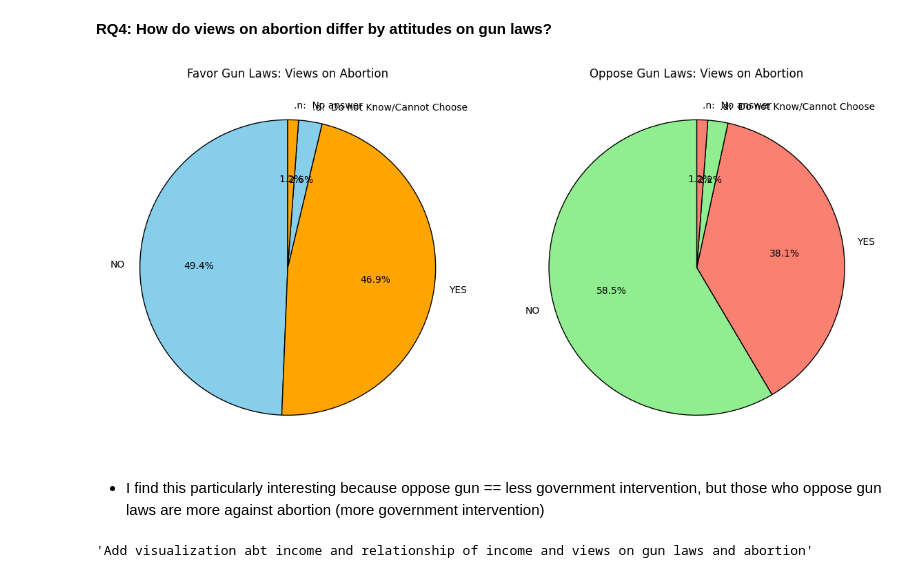
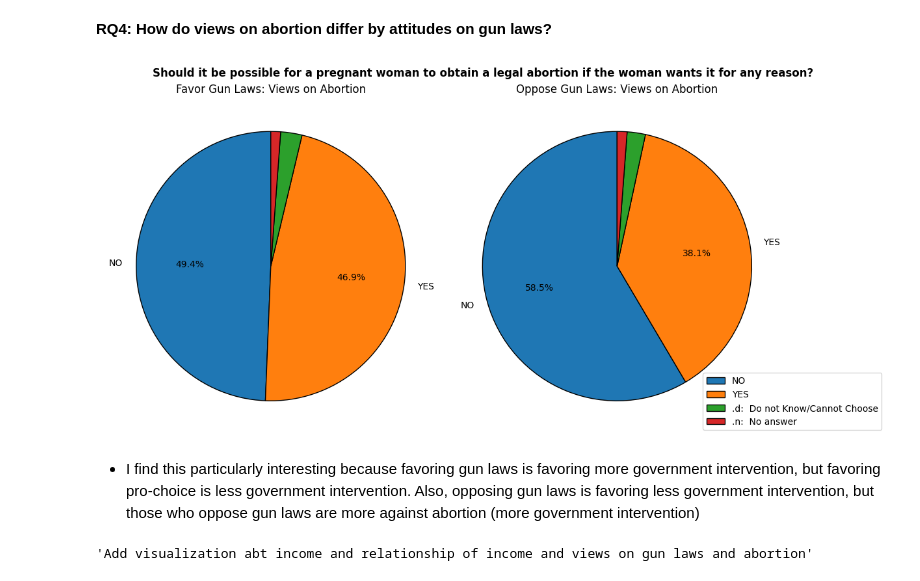
Before and after one commit to kimberlyyliuu/EDA, a Jupyter notebook: lab/gss.ipynb, the cells around one changed output. Drawn from its saved outputs; the diff is of its cells as text; code cells hidden in the pictures.

Commit message:
Cleaned up abortion vs. gun law views pie charts

```diff
--- a/lab/gss.ipynb
+++ b/lab/gss.ipynb
@@ -448,37 +456,52 @@ plt.show()
 # %% [markdown]
 **RQ4: How do views on abortion differ by attitudes on gun laws?**
 # %%
+import matplotlib.pyplot as plt
+
+# Function to filter labels based on percentage
+def filter_labels(values, labels):
+    total = sum(values)
+    return [label if (value / total * 100) > 3 else '' for label, value in zip(labels, values)]
+
 # Filter data for people who favor gun laws
 favor_gun = df[df['gunlaw'] == 'FAVOR']  # Replace 'FAVOR' with the actual label for those who favor gun laws
 # Filter data for people who oppose gun laws
 oppose_gun = df[df['gunlaw'] == 'OPPOSE']  # Replace 'OPPOSE' with the actual label for those who oppose gun laws
 
 # Count abortion opinions for those who favor and oppose gun laws
 abany_favor_gun = favor_gun['abany'].value_counts()
 abany_oppose_gun = oppose_gun['abany'].value_counts()
 
 # Set up the figure with two subplots
 fig, axes = plt.subplots(1, 2, figsize=(12, 6))
 
 # Pie chart for people who favor gun laws
-axes[0].pie(abany_favor_gun, labels=abany_favor_gun.index, autopct='%1.1f%%', startangle=90, colors=['skyblue', 'orange'],
+filtered_labels_favor = filter_labels(abany_favor_gun.values, abany_favor_gun.index)
+
+axes[0].pie(abany_favor_gun, labels=filtered_labels_favor, autopct=lambda p: f'{p:.1f}%' if p > 3 else '', startangle=90,
             wedgeprops={'edgecolor': 'black'})
 axes[0].set_title('Favor Gun Laws: Views on Abortion')
 
 # Pie chart for people who oppose gun laws
-axes[1].pie(abany_oppose_gun, labels=abany_oppose_gun.index, autopct='%1.1f%%', startangle=90, colors=['lightgreen', 'salmon'],
+filtered_labels_oppose = filter_labels(abany_oppose_gun.values, abany_oppose_gun.index)
+
+axes[1].pie(abany_oppose_gun, labels=filtered_labels_oppose, autopct=lambda p: f'{p:.1f}%' if p > 3 else '', startangle=90,
             wedgeprops={'edgecolor': 'black'})
 axes[1].set_title('Oppose Gun Laws: Views on Abortion')
 
 # Adjust layout to prevent overlap
+# plt.legend(labels = own_gun_gunlaw.index, loc = "lower right",bbox_to_anchor = (1.3,0))
+
+plt.suptitle("Should it be possible for a pregnant woman to obtain a legal abortion if the woman wants it for any reason?",  fontsize=12, fontweight="bold")
+plt.legend(labels = abany_favor_gun.index, loc = "lower right",bbox_to_anchor = (1.3,0))
 plt.tight_layout()
 plt.show()
 # %% [output]
-[figure, old version]
+[figure, new version]
 # %% [markdown]
 
 
-*   I find this particularly interesting because oppose gun == less government intervention, but those who oppose gun laws are more against abortion (more government intervention)
+*   I find this particularly interesting because favoring gun laws is favoring more government intervention, but favoring pro-choice is less government intervention. Also, opposing gun laws is favoring less government intervention, but those who oppose gun laws are more against abortion (more government intervention)
 # %%
 '''Add visualization abt income and relationship of income and views on gun laws and abortion'''
 # %% [output]
```
Also changed, not shown: parts of 2 cells of this notebook.
